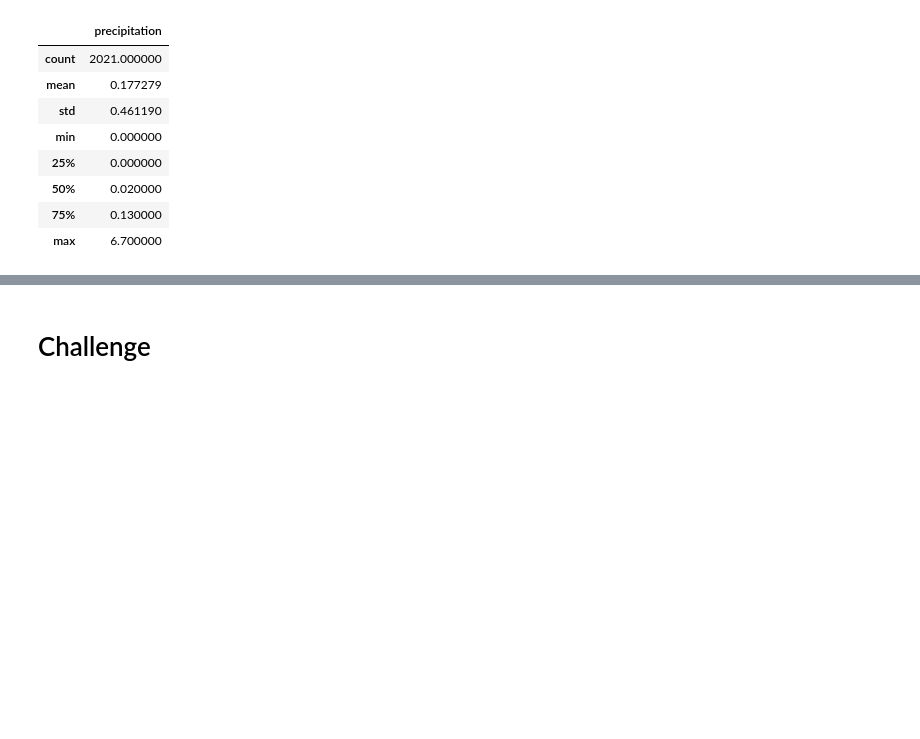
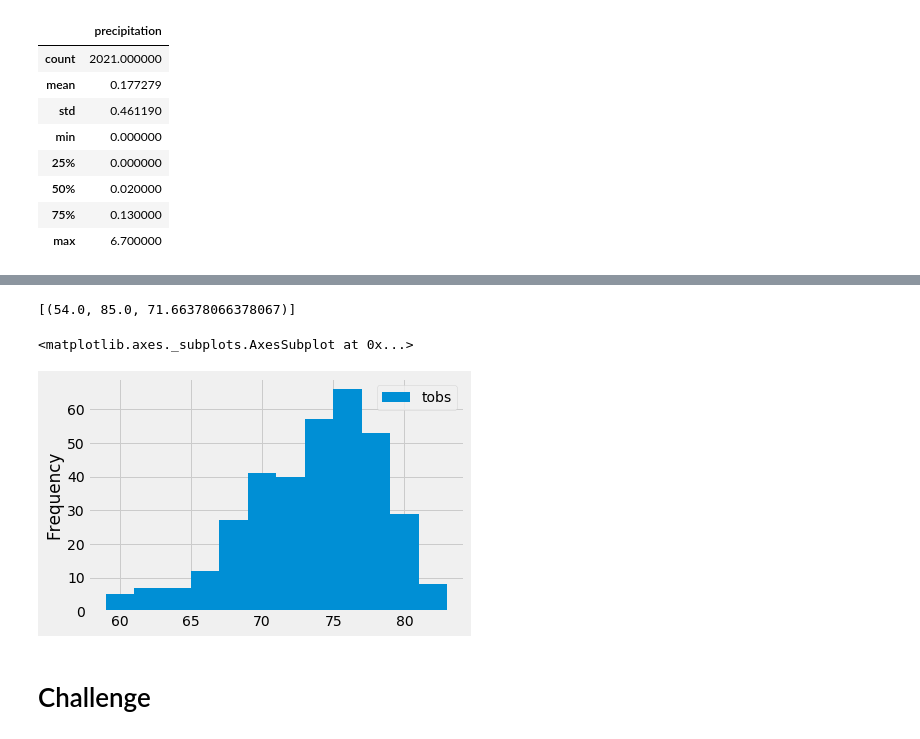
Before and after one commit to degitaccount/surfs_up, a Jupyter notebook: climate_analysis.ipynb, the cells around one changed output, grey strips where cells are left out. Saved outputs shown, nothing was run; the diff lists cells and outputs as text; code cells hidden in the pictures; blank space fills up the shorter version.

```diff
--- a/climate_analysis.ipynb
+++ b/climate_analysis.ipynb
@@ -84,9 +99,25 @@ df.describe()
 # %%
 # Using the station id from the previous query, calculate the lowest temperature recorded,
 # highest temperature recorded, and average temperature most active station?
+session.query(func.min(Measurement.tobs), func.max(Measurement.tobs), func.avg(Measurement.tobs)).\
+filter(Measurement.station == 'USC00519281').all()
+# %% [output]
+[(54.0, 85.0, 71.66378066378067)]
 # %%
 # Choose the station with the highest number of temperature observations.
 # Query the last 12 months of temperature observation data for this station and plot the results as a histogram
+results = session.query(Measurement.tobs).\
+filter(Measurement.station == 'USC00519281').\
+filter(Measurement.date >= prev_year).all()
+df = pd.DataFrame(results, columns=['tobs'])
+#print(df)
+
+
+df.plot.hist(bins=12) #don't need to specify the ranges for each bin; we just need to specify the number of bins.
+#plt.tight_layout()  #can compress the x-axis labels so that they fit into the box holding our plot
+# %% [output]
+<matplotlib.axes._subplots.AxesSubplot at 0x...>
+[figure, added]
 # %%
 # Write a function called `calc_temps` that will accept start date and end date in the format '%Y-%m-%d'
 # and return the minimum, average, and maximum temperatures for that range of dates
```
Also changed, not shown: parts of 2 cells of this notebook.
